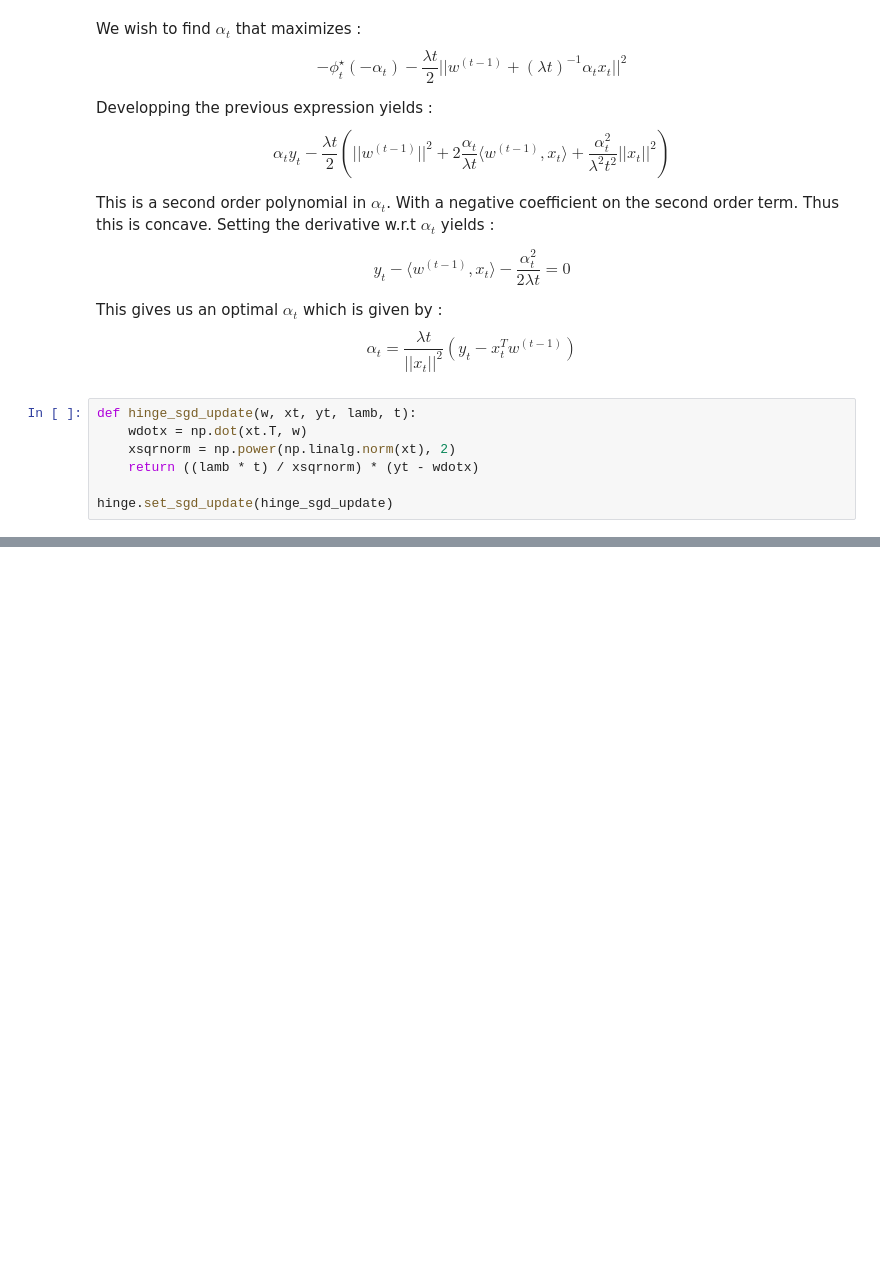
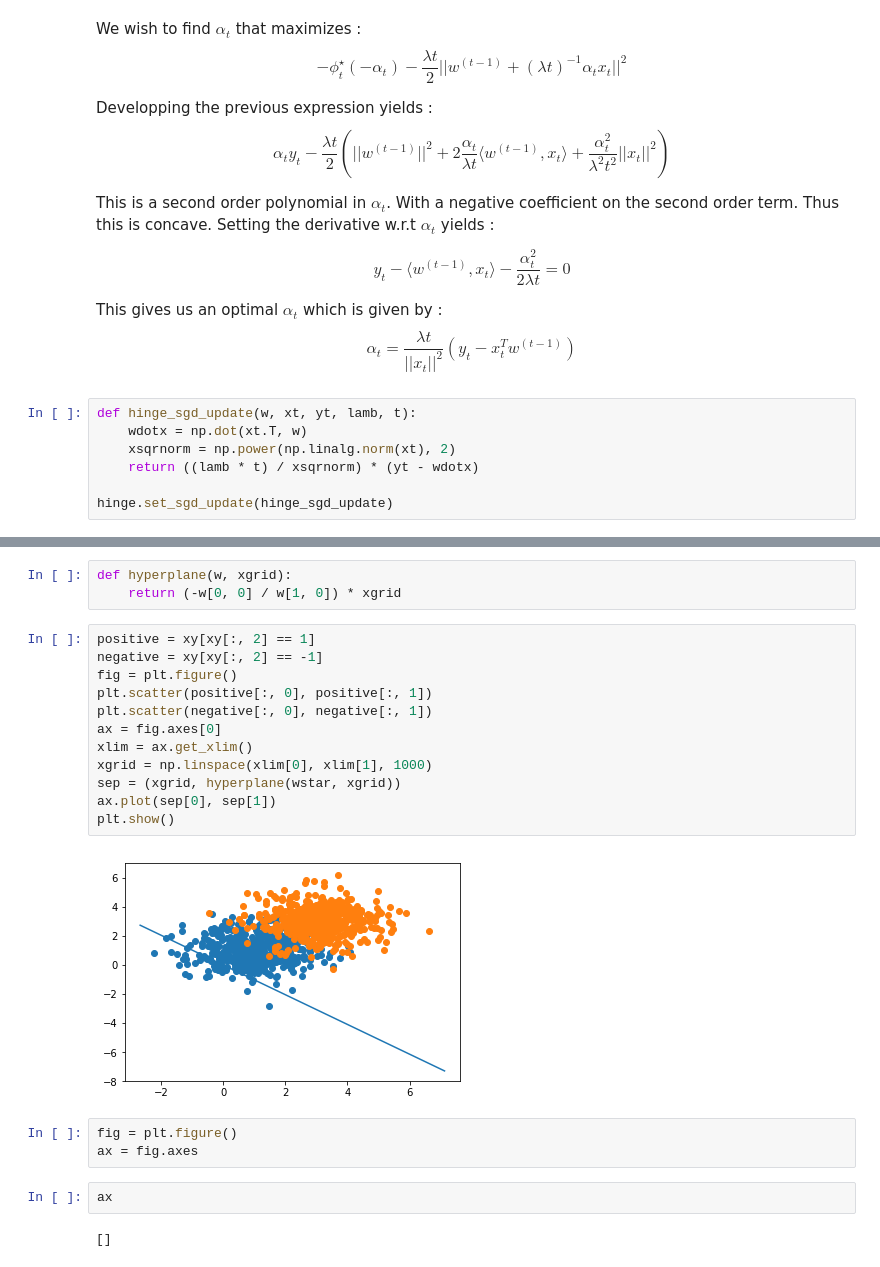
Before and after one commit to BoucheDimitri/SOADML, a Jupyter notebook: SDCA.ipynb, the cells around one changed output, grey strips where cells are left out. Drawn from its saved outputs; the diff is of its cells as text; blank space fills up the shorter version.

```diff
--- a/SDCA.ipynb
+++ b/SDCA.ipynb
@@ -194,0 +185,24 @@ array([[  0.00000000e+00,  -5.19613592e-02,   3.24225186e-01,
+# %%
+def hyperplane(w, xgrid):
+    return (-w[0, 0] / w[1, 0]) * xgrid
+# %%
+positive = xy[xy[:, 2] == 1]
+negative = xy[xy[:, 2] == -1]
+fig = plt.figure()
+plt.scatter(positive[:, 0], positive[:, 1])
+plt.scatter(negative[:, 0], negative[:, 1])
+ax = fig.axes[0]
+xlim = ax.get_xlim()
+xgrid = np.linspace(xlim[0], xlim[1], 1000)
+sep = (xgrid, hyperplane(wstar, xgrid))
+ax.plot(sep[0], sep[1])
+plt.show()
+# %% [output]
+[figure, added]
+# %%
+fig = plt.figure()
+ax = fig.axes
+# %%
+ax
+# %% [output]
+[]
```
Also changed, not shown: parts of 10 cells of this notebook.
